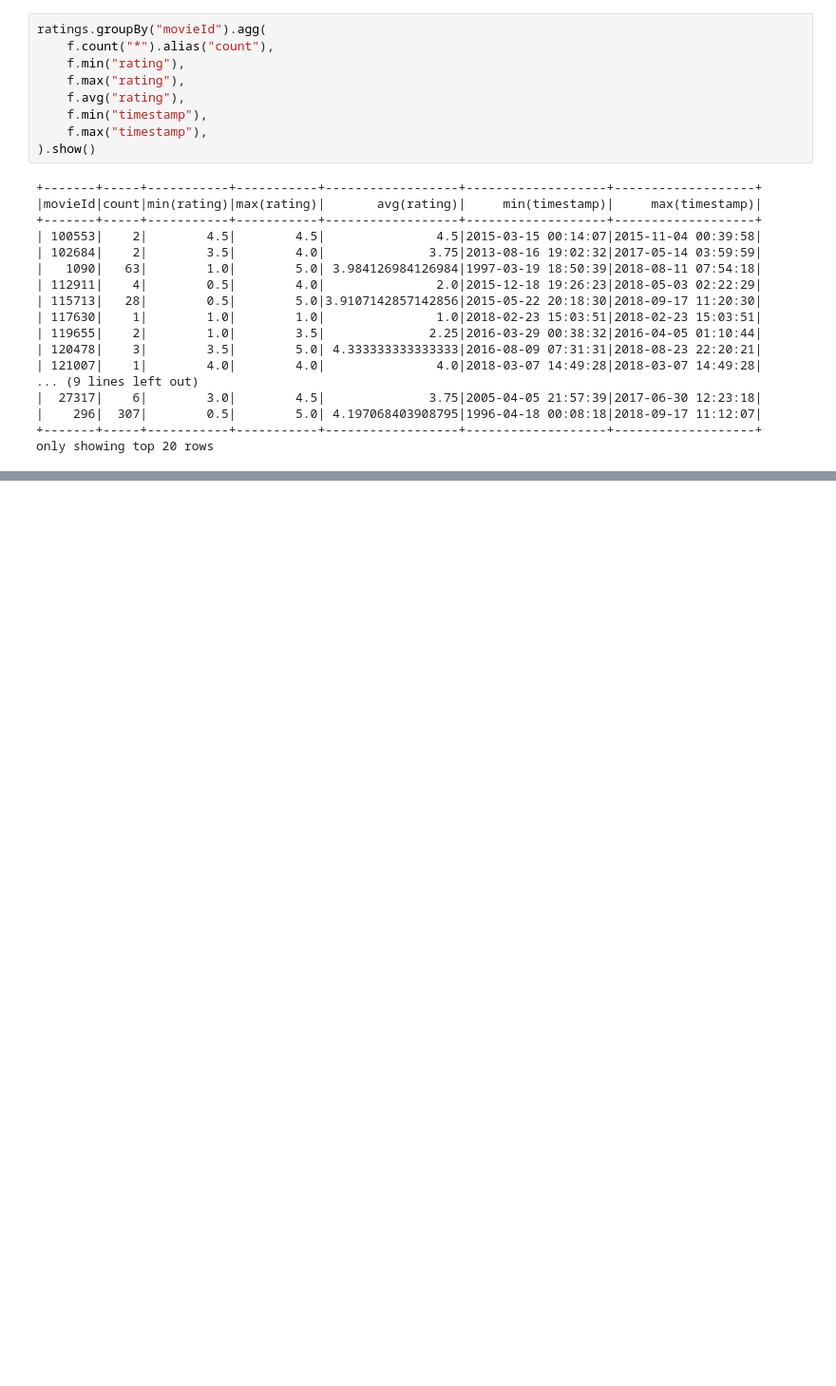
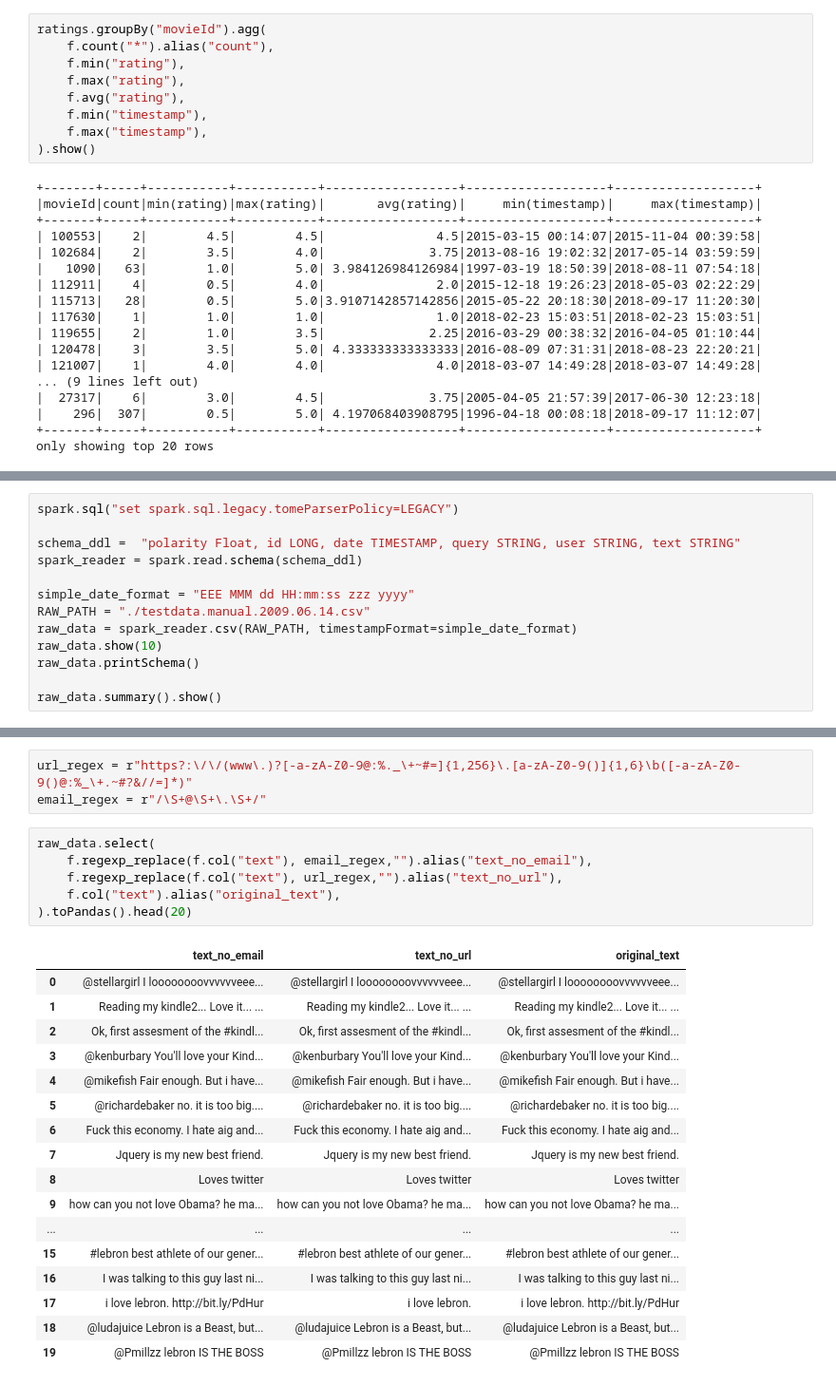
Before and after one commit to ZinhNguyen/todolist, a Jupyter notebook: Prac1.ipynb, the cells around one changed output, grey strips where cells are left out. Shown at 95% size. Saved outputs shown, nothing was run; the diff lists cells and outputs as text; blank space fills up the shorter version.

```diff
--- a/Prac1.ipynb
+++ b/Prac1.ipynb
@@ -2124,0 +2441,13 @@ only showing top 10 rows
+# %%
+spark.sql("set spark.sql.legacy.tomeParserPolicy=LEGACY")
+
+schema_ddl =  "polarity Float, id LONG, date TIMESTAMP, query STRING, user STRING, text STRING"
+spark_reader = spark.read.schema(schema_ddl)
+
+simple_date_format = "EEE MMM dd HH:mm:ss zzz yyyy"
+RAW_PATH = "./testdata.manual.2009.06.14.csv"
+raw_data = spark_reader.csv(RAW_PATH, timestampFormat=simple_date_format)
+raw_data.show(10)
+raw_data.printSchema()
+
+raw_data.summary().show()
@@ -2124,0 +2556,27 @@ only showing top 10 rows
+# %%
+url_regex = r"https?:\/\/(www\.)?[-a-zA-Z0-9@:%._\+~#=]{1,256}\.[a-zA-Z0-9()]{1,6}\b([-a-zA-Z0-9()@:%_\+.~#?&//=]*)"
+email_regex = r"/\S+@\S+\.\S+/"
+# %%
+raw_data.select(
+    f.regexp_replace(f.col("text"), email_regex,"").alias("text_no_email"),
+    f.regexp_replace(f.col("text"), url_regex,"").alias("text_no_url"),
+    f.col("text").alias("original_text"),
+).toPandas().head(20)
+# %% [output]
+|  | text_no_email | text_no_url | original_text |
+| 0 | @stellargirl I loooooooovvvvvveee... | @stellargirl I loooooooovvvvvveee... | @stellargirl I loooooooovvvvvveee... |
+| 1 | Reading my kindle2... Love it... ... | Reading my kindle2... Love it... ... | Reading my kindle2... Love it... ... |
+| 2 | Ok, first assesment of the #kindl... | Ok, first assesment of the #kindl... | Ok, first assesment of the #kindl... |
+| 3 | @kenburbary You'll love your Kind... | @kenburbary You'll love your Kind... | @kenburbary You'll love your Kind... |
+| 4 | @mikefish Fair enough. But i have... | @mikefish Fair enough. But i have... | @mikefish Fair enough. But i have... |
+| 5 | @richardebaker no. it is too big.... | @richardebaker no. it is too big.... | @richardebaker no. it is too big.... |
+| 6 | Fuck this economy. I hate aig and... | Fuck this economy. I hate aig and... | Fuck this economy. I hate aig and... |
+| 7 | Jquery is my new best friend. | Jquery is my new best friend. | Jquery is my new best friend. |
+| 8 | Loves twitter | Loves twitter | Loves twitter |
+| 9 | how can you not love Obama? he ma... | how can you not love Obama? he ma... | how can you not love Obama? he ma... |
+| ... | ... | ... | ... |
+| 15 | #lebron best athlete of our gener... | #lebron best athlete of our gener... | #lebron best athlete of our gener... |
+| 16 | I was talking to this guy last ni... | I was talking to this guy last ni... | I was talking to this guy last ni... |
+| 17 | i love lebron. http://bit.ly/PdHur | i love lebron. | i love lebron. http://bit.ly/PdHur |
+| 18 | @ludajuice Lebron is a Beast, but... | @ludajuice Lebron is a Beast, but... | @ludajuice Lebron is a Beast, but... |
+| 19 | @Pmillzz lebron IS THE BOSS | @Pmillzz lebron IS THE BOSS | @Pmillzz lebron IS THE BOSS |
```
Also changed, not shown: parts of 34 cells of this notebook.
